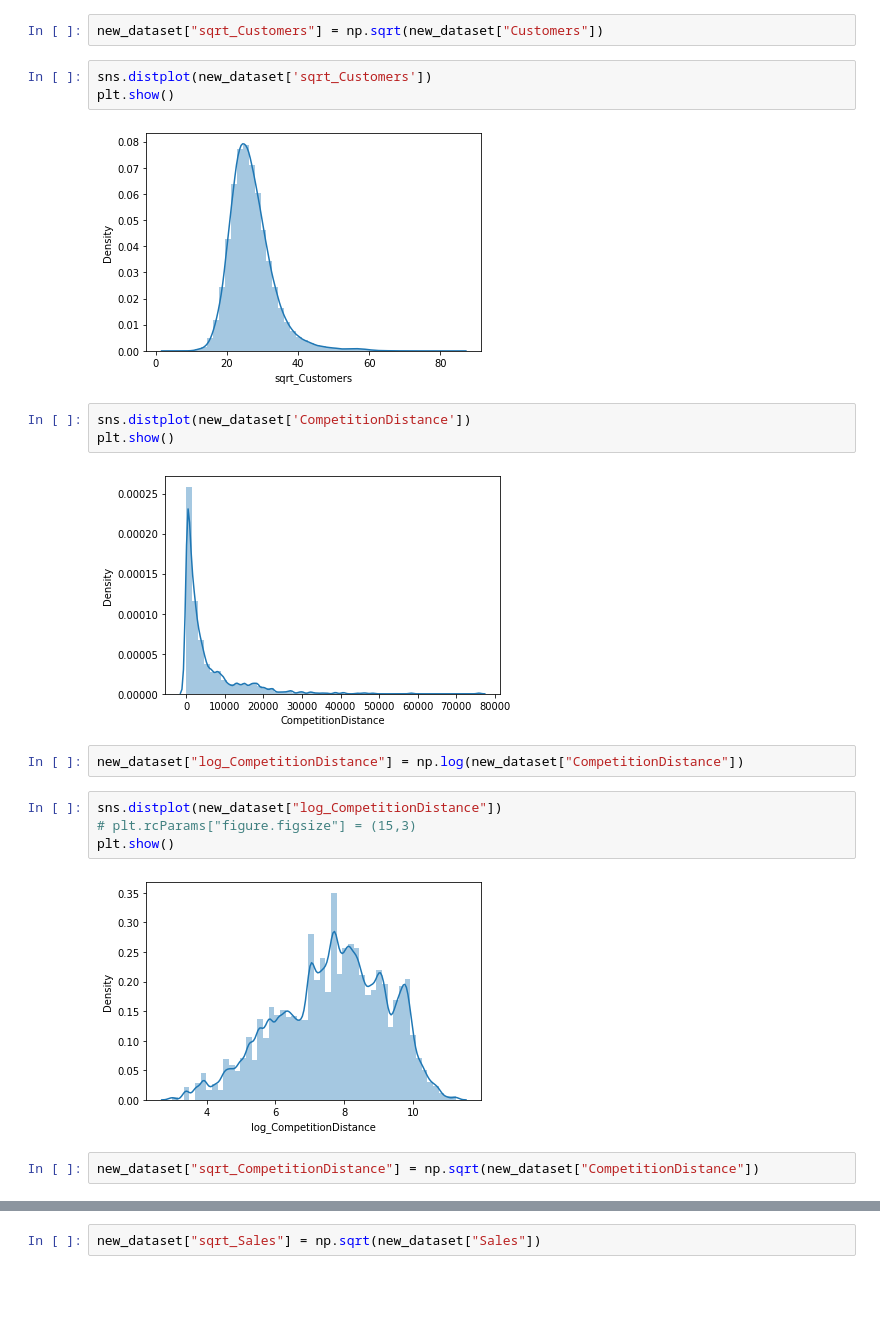
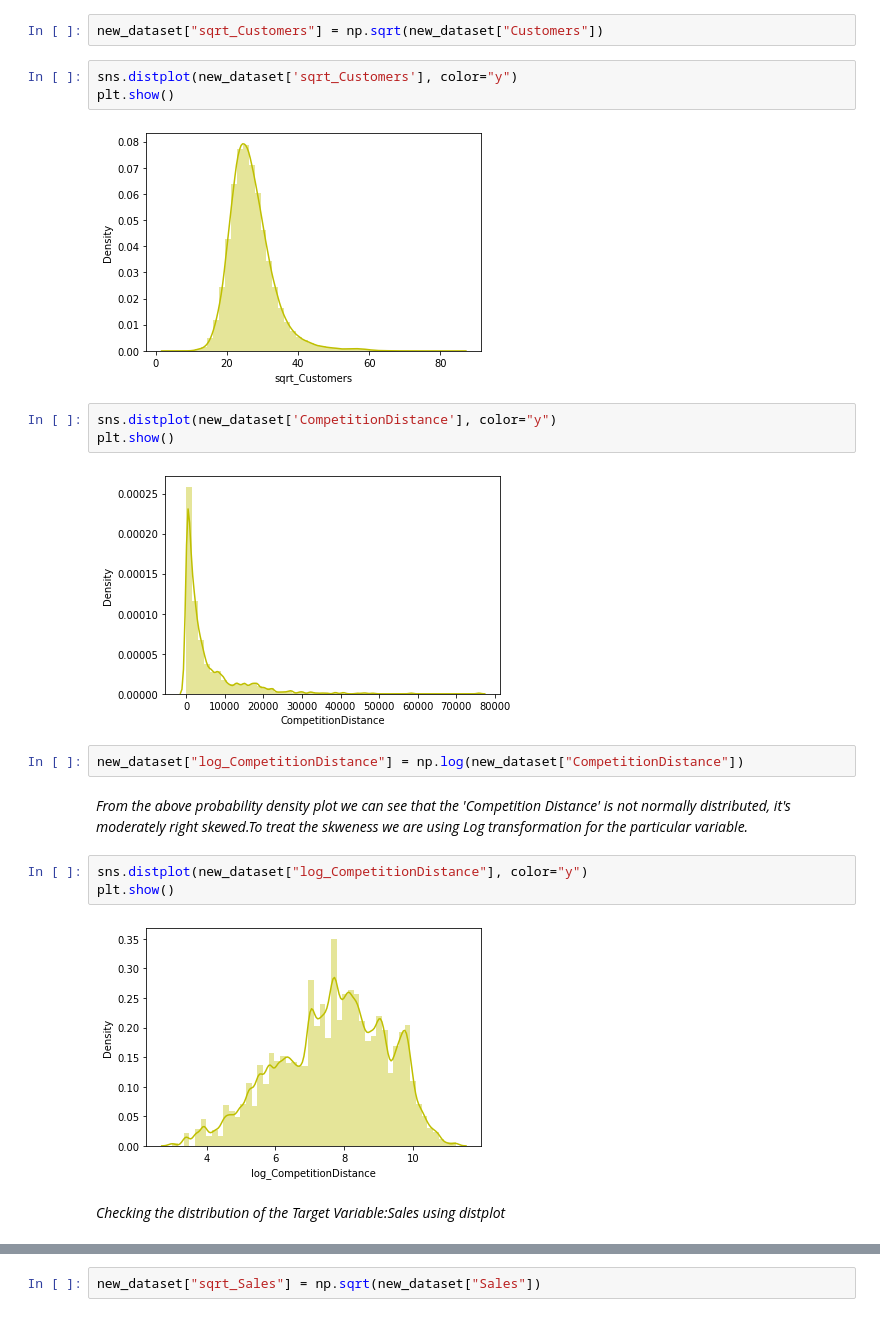
Before and after one commit to saumyadash9/Saumya-Dash-Rossmann-Sales-Prediction---Capstone-Project.ipynb, a Jupyter notebook: Saumya_Dash_Rossmann_Sales_Prediction_Capstone_Project.ipynb, the cells around one changed output, grey strips where cells are left out. Drawn from its saved outputs; the diff is of its cells as text; blank space fills up the shorter version.

```diff
--- a/Saumya_Dash_Rossmann_Sales_Prediction_Capstone_Project.ipynb
+++ b/Saumya_Dash_Rossmann_Sales_Prediction_Capstone_Project.ipynb
@@ -423,23 +479,24 @@ plt.show()
 # %%
 new_dataset["sqrt_Customers"] = np.sqrt(new_dataset["Customers"])
 # %%
-sns.distplot(new_dataset['sqrt_Customers'])
+sns.distplot(new_dataset['sqrt_Customers'], color="y")
 plt.show()
 # %% [output]
-[figure, old version]
+[figure, new version]
 # %%
-sns.distplot(new_dataset['CompetitionDistance'])
+sns.distplot(new_dataset['CompetitionDistance'], color="y")
 plt.show()
 # %% [output]
-[figure, old version]
+[figure, new version]
 # %%
 new_dataset["log_CompetitionDistance"] = np.log(new_dataset["CompetitionDistance"])
+# %% [markdown]
+*From the above probability density plot we can see that the 'Competition Distance' is not normally distributed, it's moderately right skewed.To treat the skweness we are using Log transformation for the particular variable.*
 # %%
-sns.distplot(new_dataset["log_CompetitionDistance"])
-# plt.rcParams["figure.figsize"] = (15,3)
+sns.distplot(new_dataset["log_CompetitionDistance"], color="y")
 plt.show()
 # %% [output]
-[figure, old version]
+[figure, new version]
-# %%
-new_dataset["sqrt_CompetitionDistance"] = np.sqrt(new_dataset["CompetitionDistance"])
+# %% [markdown]
+*Checking the distribution of the Target Variable:Sales using distplot*
 # %%
```
Also changed, not shown: parts of 158 cells of this notebook.
